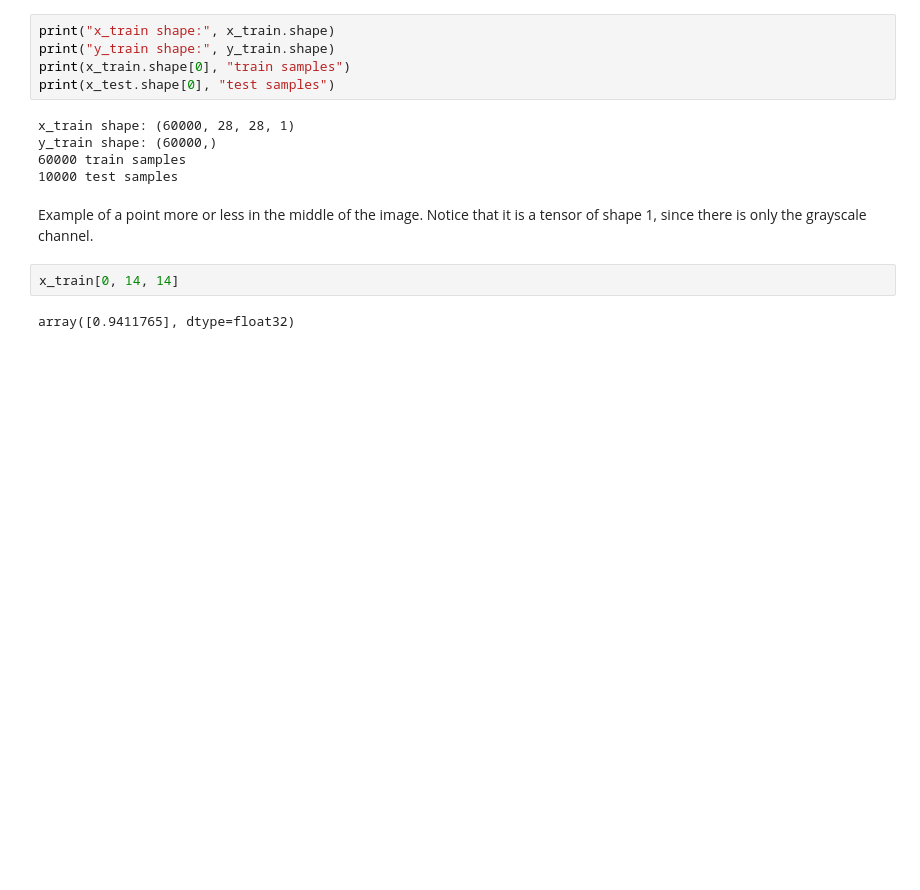
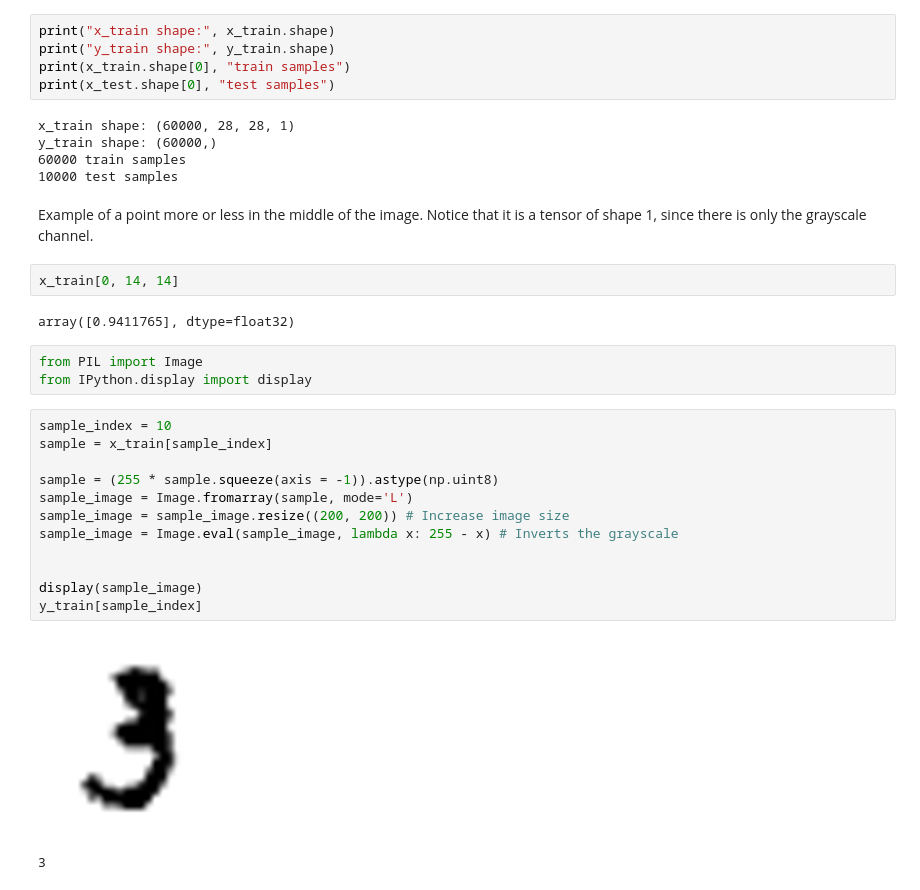
Before and after one commit to fbaltor/et-287, a Jupyter notebook: notebooks/unit3_mlp_mnist.ipynb, the cells around one changed output. Drawn from its saved outputs; the diff is of its cells as text; blank space fills up the shorter version.

```diff
--- a/notebooks/unit3_mlp_mnist.ipynb
+++ b/notebooks/unit3_mlp_mnist.ipynb
@@ -61,3 +69,21 @@ Example of a point more or less in the middle of the image. Notice that it is a
 x_train[0, 14, 14]
 # %% [output]
 array([0.9411765], dtype=float32)
+# %%
+from PIL import Image
+from IPython.display import display
+# %%
+sample_index = 10
+sample = x_train[sample_index]
+
+sample = (255 * sample.squeeze(axis = -1)).astype(np.uint8)
+sample_image = Image.fromarray(sample, mode='L')
+sample_image = sample_image.resize((200, 200)) # Increase image size
+sample_image = Image.eval(sample_image, lambda x: 255 - x) # Inverts the grayscale
+
+
+display(sample_image)
+y_train[sample_index]
+# %% [output]
+[figure, added]
+3
```
Also changed, not shown: parts of 2 cells of this notebook, 1 other file.
